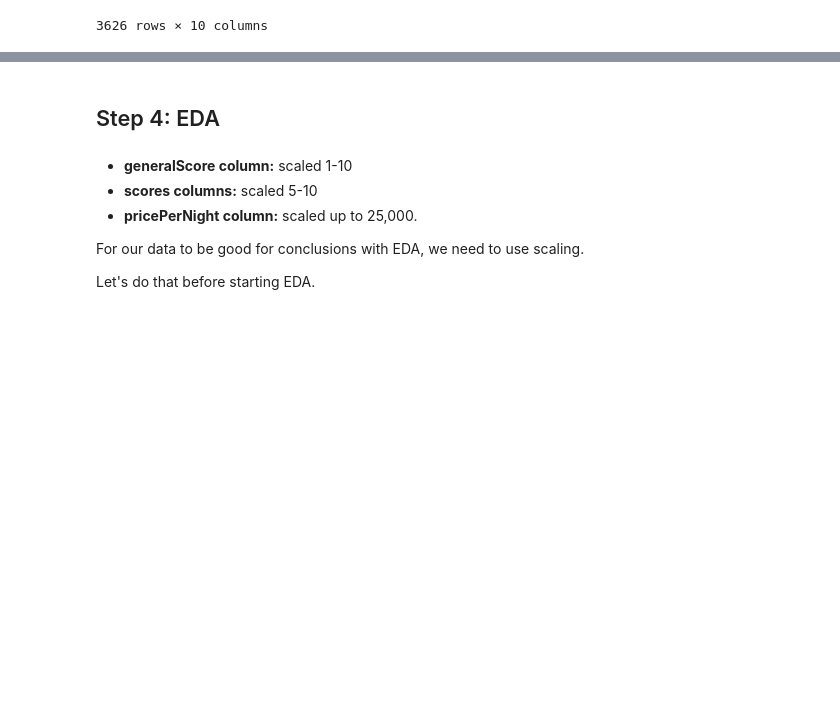
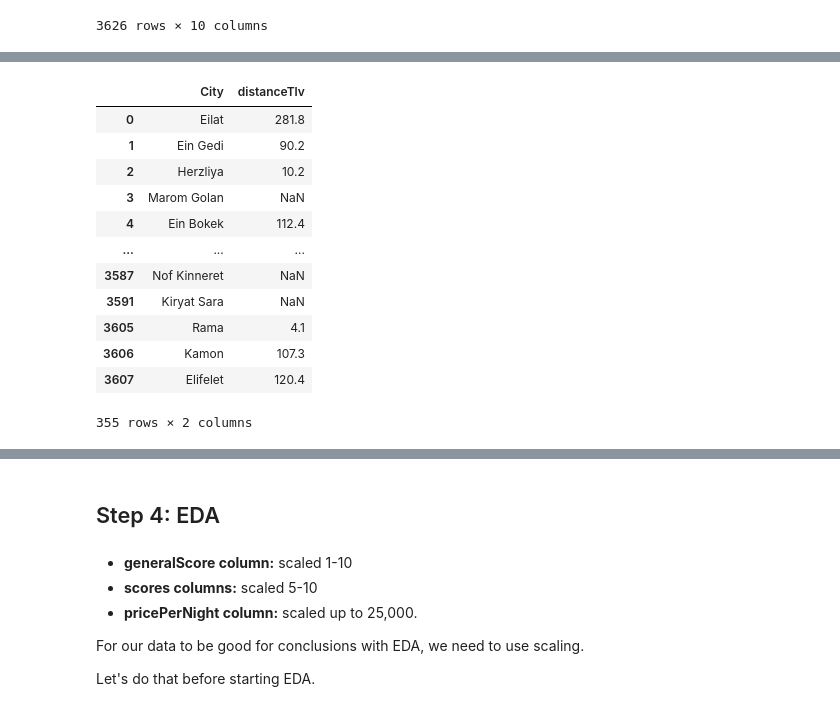
Before and after one commit to yarin-cohen02/dataScienceProject, a Jupyter notebook: project.ipynb, the cells around one changed output, grey strips where cells are left out. Saved outputs shown, nothing was run; the diff lists cells and outputs as text; code cells hidden in the pictures; blank space fills up the shorter version.

Commit message:
all the data

```diff
--- a/project.ipynb
+++ b/project.ipynb
@@ -762,3 +762,8 @@ dfFullData
 # %%
 # Export data set to csv:
 dfFullData.to_csv("Data/8-fullDataWithGoodCity.csv", index=False)
+# %%
+# Create a dataframe of unique cities:
+
+cities1 = pd.DataFrame(dfFullData["City"]).drop_duplicates()
+cities1
@@ -764,0 +784,2 @@ dfFullData.to_csv("Data/8-fullDataWithGoodCity.csv", index=False)
+# %%
+cities1 = addDisTlvCol(cities1)
@@ -764,0 +804,16 @@ dfFullData.to_csv("Data/8-fullDataWithGoodCity.csv", index=False)
+# %%
+cities1
+# %% [output]
+|  | City | distanceTlv |
+| 0 | Eilat | 281.8 |
+| 1 | Ein Gedi | 90.2 |
+| 2 | Herzliya | 10.2 |
+| 3 | Marom Golan | NaN |
+| 4 | Ein Bokek | 112.4 |
+| ... | ... | ... |
+| 3587 | Nof Kinneret | NaN |
+| 3591 | Kiryat Sara | NaN |
+| 3605 | Rama | 4.1 |
+| 3606 | Kamon | 107.3 |
+| 3607 | Elifelet | 120.4 |
+355 rows × 2 columns
```
Also changed, not shown: parts of 11 cells of this notebook, 2 other files.
